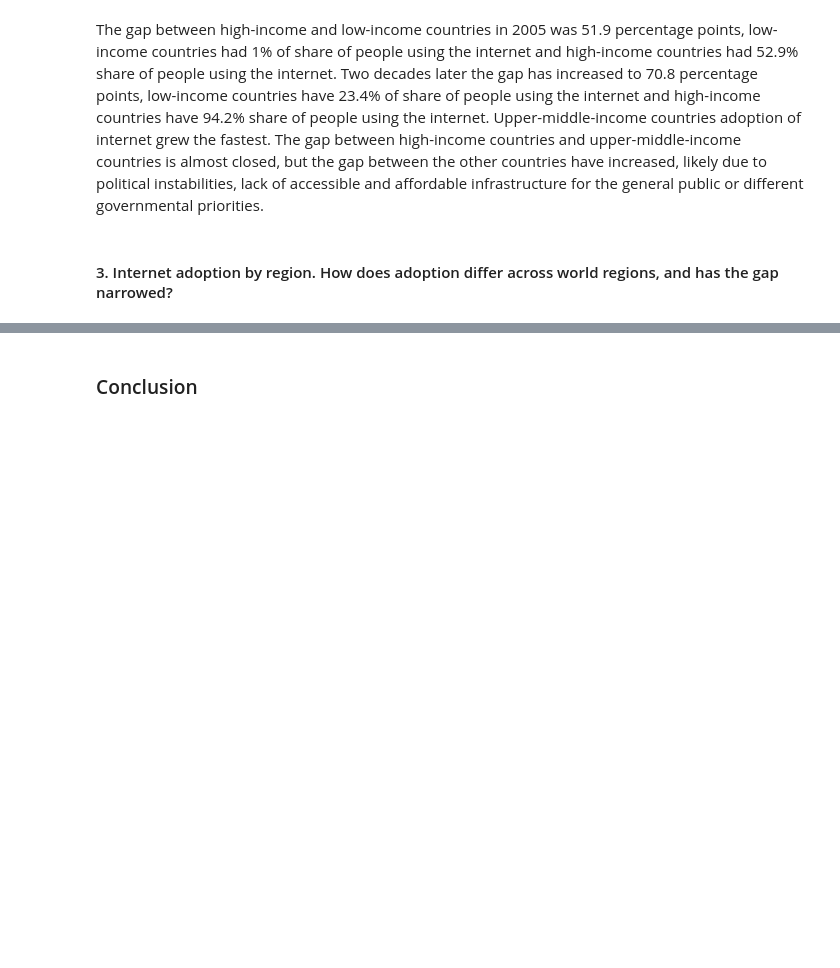
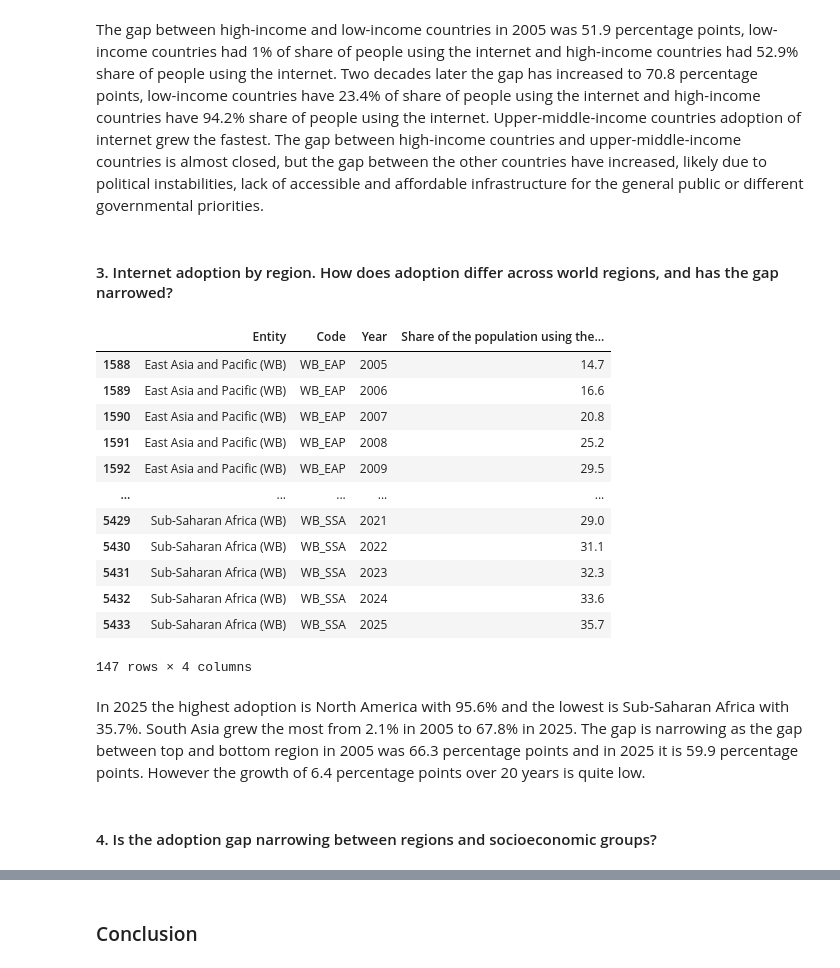
Before and after one commit to esabaliauskaite/internet-user-data-analysis, a Jupyter notebook: notebooks/02-exploratory-analysis.ipynb, the cells around one changed output, grey strips where cells are left out. Cells and saved outputs as stored; diff of their text form; code cells hidden in the pictures; blank space fills up the shorter version.

```diff
--- a/notebooks/02-exploratory-analysis.ipynb
+++ b/notebooks/02-exploratory-analysis.ipynb
@@ -74,3 +100,21 @@ plt.show()
 The gap between high-income and low-income countries in 2005 was 51.9 percentage points, low-income countries had 1% of share of people using the internet and high-income countries had 52.9% share of people using the internet. Two decades later the gap has increased to 70.8 percentage points, low-income countries have 23.4% of share of people using the internet and high-income countries have 94.2% share of people using the internet. Upper-middle-income countries adoption of internet grew the fastest. The gap between high-income countries and upper-middle-income countries is almost closed, but the gap between the other countries have increased, likely due to political instabilities, lack of accessible and affordable infrastructure for the general public or different governmental priorities.
 # %% [markdown]
 #### 3. Internet adoption by region. How does adoption differ across world regions, and has the gap narrowed?
+# %%
+world_regions = data_2000_2025[data_2000_2025['Entity'].str.contains('WB')]['Entity'].unique()
+world_regions_data = data_2000_2025[data_2000_2025['Entity'].isin(world_regions)]
+world_regions_data
+# %% [output]
+|  | Entity | Code | Year | Share of the population using the... |
+| 1588 | East Asia and Pacific (WB) | WB_EAP | 2005 | 14.7 |
+| 1589 | East Asia and Pacific (WB) | WB_EAP | 2006 | 16.6 |
+| 1590 | East Asia and Pacific (WB) | WB_EAP | 2007 | 20.8 |
+| 1591 | East Asia and Pacific (WB) | WB_EAP | 2008 | 25.2 |
+| 1592 | East Asia and Pacific (WB) | WB_EAP | 2009 | 29.5 |
+| ... | ... | ... | ... | ... |
+| 5429 | Sub-Saharan Africa (WB) | WB_SSA | 2021 | 29.0 |
+| 5430 | Sub-Saharan Africa (WB) | WB_SSA | 2022 | 31.1 |
+| 5431 | Sub-Saharan Africa (WB) | WB_SSA | 2023 | 32.3 |
+| 5432 | Sub-Saharan Africa (WB) | WB_SSA | 2024 | 33.6 |
+| 5433 | Sub-Saharan Africa (WB) | WB_SSA | 2025 | 35.7 |
+147 rows × 4 columns
@@ -76,0 +150,4 @@ The gap between high-income and low-income countries in 2005 was 51.9 percentage
+# %% [markdown]
+In 2025 the highest adoption is North America with 95.6% and the lowest is Sub-Saharan Africa with 35.7%. South Asia grew the most from 2.1% in 2005 to 67.8% in 2025. The gap is narrowing as the gap between top and bottom region in 2005 was 66.3 percentage points and in 2025 it is 59.9 percentage points. However the growth of 6.4 percentage points over 20 years is quite low.
+# %% [markdown]
+#### 4. Is the adoption gap narrowing between regions and socioeconomic groups?
```
Also changed, not shown: parts of 18 cells of this notebook, 6 other files.
